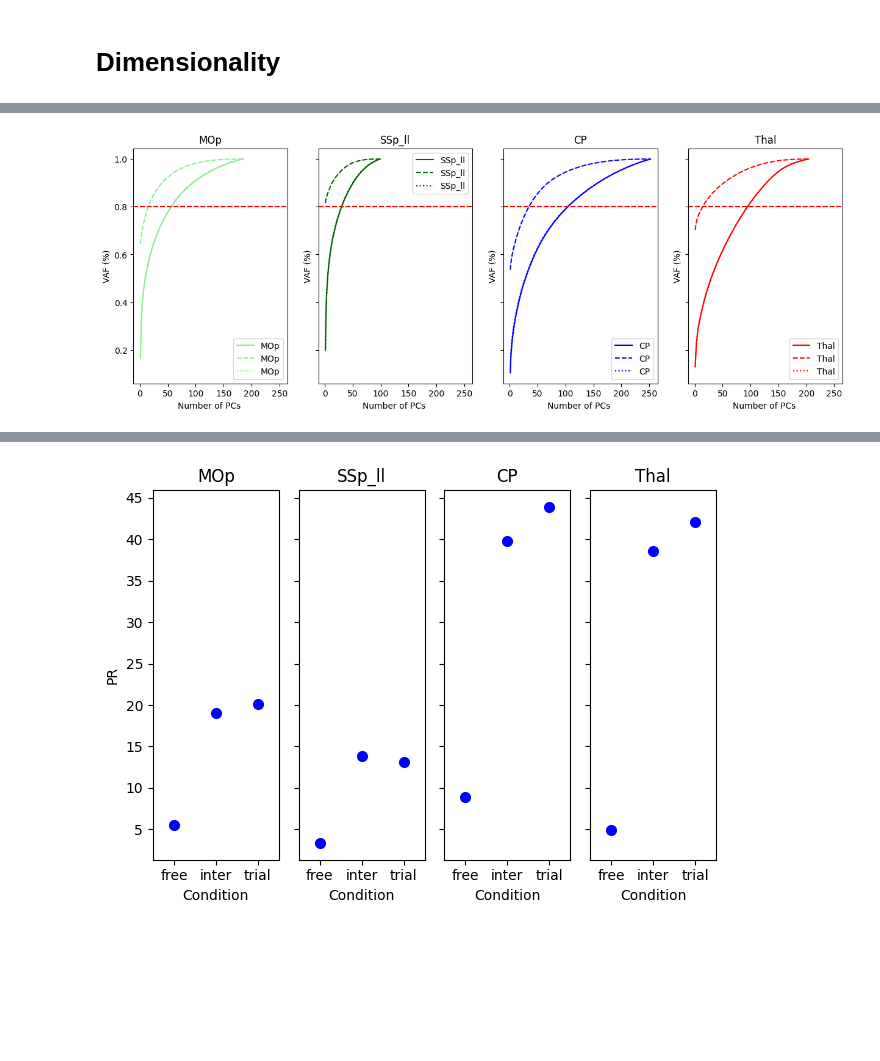
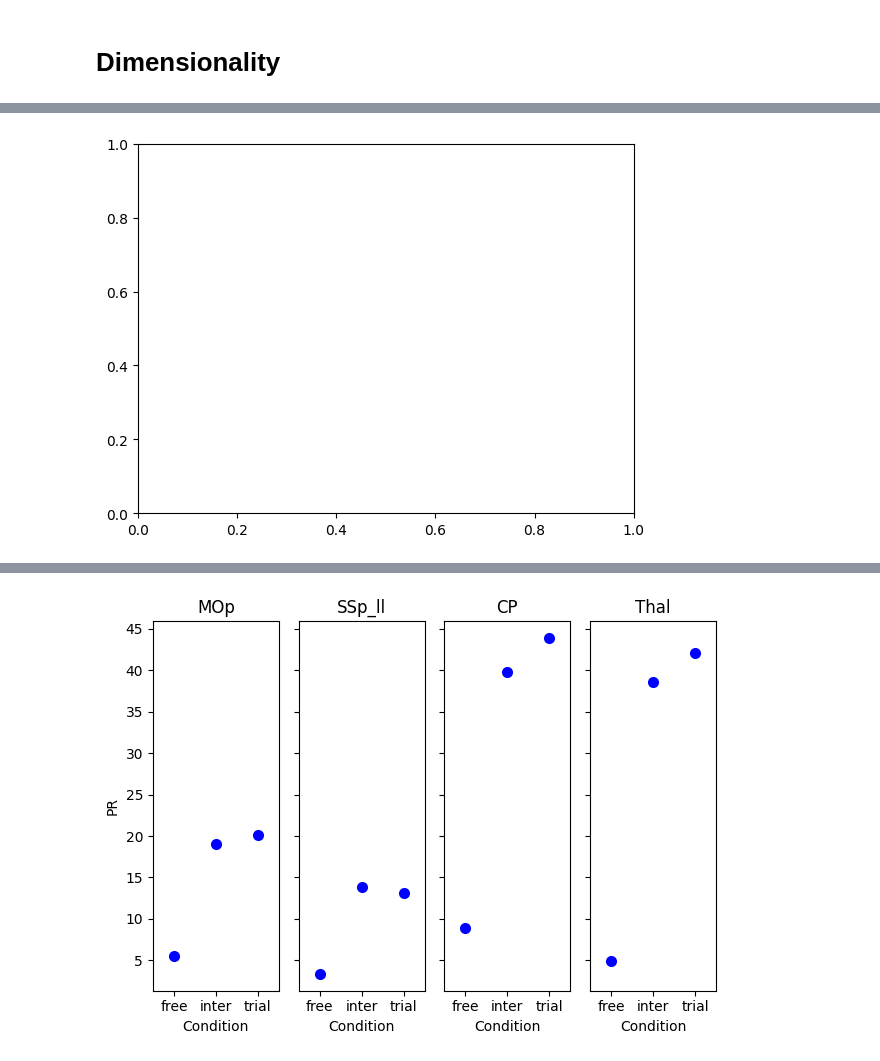
Before and after one commit to martinesparza/earthquake-analysis, a Jupyter notebook: notebooks/M046_2024_12_18_16_00_martin.ipynb, the cells around one changed output, grey strips where cells are left out. Cells and saved outputs as stored; diff of their text form; code cells hidden in the pictures; blank space fills up the shorter version.

```diff
--- a/notebooks/M046_2024_12_18_16_00_martin.ipynb
+++ b/notebooks/M046_2024_12_18_16_00_martin.ipynb
@@ -111,22 +129,12 @@ df_free = df_free.iloc[[0]]
 # %%
-data_list = [df_trials]
+data_list = [df_]
 areas = ["MOp", "SSp_ll", "CP", "Thal"]
-n_components = None
+n_components = 99
 epoch = None
 model = "pca"
+
+fig, ax = plt.subplots()
+# ax.set_xlim([0, 300])
+# plt.show()
+# %% [output]
+[figure, added]
-# %%
-
-fig, axes = plt.subplots(1, len(areas), figsize=(15, 5), sharey='all', sharex='all')
-for area, ax in zip(areas, axes):
-    ax1 = plot_VAF(ax = ax, data_list = [df_trials], areas = area, n_components = n_components, epoch = epoch, model = model, show=False)
-    ax1 = plot_VAF(ax = ax, data_list = [df_free], areas = area, n_components = n_components, epoch = epoch, model = model, show=False, linestyle='--')
-    ax1 = plot_VAF(ax = ax, data_list = [df_intertrials], areas = area, n_components = n_components, epoch = epoch, model = model, show=False, linestyle=':')
-
-
-    ax.set_title(f"{area}")
-
-
-
-plt.show()
-# %% [output]
-[figure, removed]
```
Also changed, not shown: parts of 8 cells of this notebook, 5 other files.
